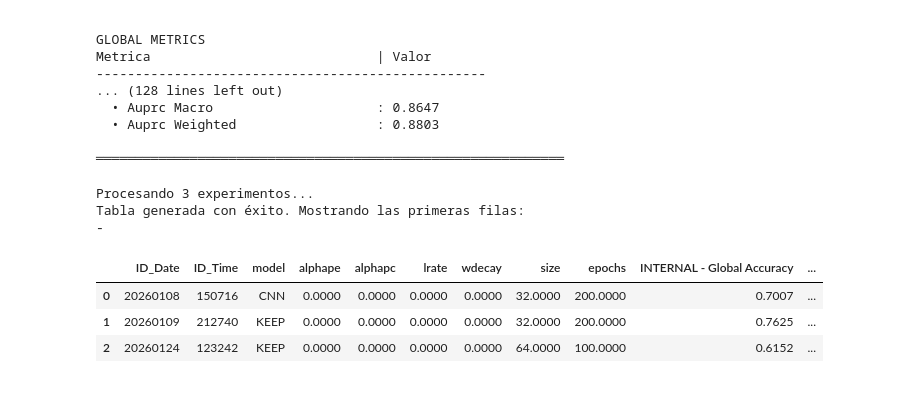
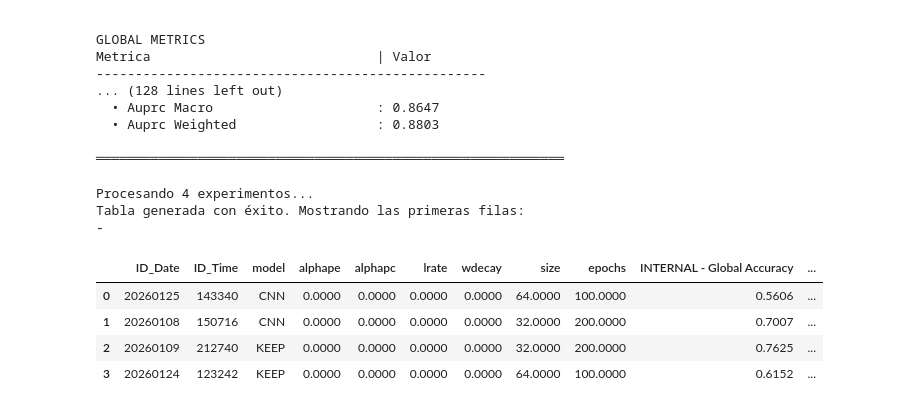
Before and after one commit to Nataliah612/Prost_Graph, a Jupyter notebook: notebooks/results_visualization.ipynb, the cells around one changed output. Drawn from its saved outputs; the diff is of its cells as text; code cells hidden in the pictures.

```diff
--- a/notebooks/results_visualization.ipynb
+++ b/notebooks/results_visualization.ipynb
@@ -369,37 +369,39 @@ def estilizar_tabla(df):
                    ])
 
 # ==============================================================================
 # EJEMPLO DE USO
 # ==============================================================================
 
 # 1. Define tu lista de rutas (puedes usar glob para obtenerlas automáticamente)
 experimentos = [
+    r"/workspace/results/20260125_143340_model-CNN_frozen_mlp_alphape-0_alphapc-0_AdamW_lrate-1e-05_wdecay-1e-05_batch_size-64_epochs-100",
     r"/workspace/results/20260108_150716_model-CNN_frozen_graph_alphape-0_alphapc-0_AdamW_lrate-1e-05_wdecay-1e-05_batch_size-32_epochs-200",
     r"/workspace/results/20260109_212740_model-KEEP_frozen_graph_alphape-0_alphapc-0_AdamW_lrate-1e-05_wdecay-1e-05_batch_size-32_epochs-200",
     r"/workspace/results/20260124_123242_model-KEEP_frozen_mlp_alphape-0_alphapc-0_AdamW_lrate-1e-05_wdecay-1e-05_batch_size-64_epochs-100",
 ]
 
 # O usar glob para coger todas las carpetas en results:
 # import glob
 # experimentos = glob.glob("/workspace/results/*")
 
 # 2. Generar el DataFrame
 df_resultados, df_reducido = generar_tabla_comparativa_red(experimentos)
 
 # 3. Mostrar resultados
 print("Tabla generada con éxito. Mostrando las primeras filas:")
 estilizar_tabla(df_resultados)
 
 print("-")
 estilizar_tabla(df_reducido)
 # %% [output]
-Procesando 3 experimentos...
+Procesando 4 experimentos...
 Tabla generada con éxito. Mostrando las primeras filas:
 -
 |  | ID_Date | ID_Time | model | alphape | alphapc | lrate | wdecay | size | epochs | INTERNAL - Global Accuracy | ... |
-| 0 | 20260108 | 150716 | CNN | 0.0000 | 0.0000 | 0.0000 | 0.0000 | 32.0000 | 200.0000 | 0.7007 | ... |
-| 1 | 20260109 | 212740 | KEEP | 0.0000 | 0.0000 | 0.0000 | 0.0000 | 32.0000 | 200.0000 | 0.7625 | ... |
-| 2 | 20260124 | 123242 | KEEP | 0.0000 | 0.0000 | 0.0000 | 0.0000 | 64.0000 | 100.0000 | 0.6152 | ... |
+| 0 | 20260125 | 143340 | CNN | 0.0000 | 0.0000 | 0.0000 | 0.0000 | 64.0000 | 100.0000 | 0.5606 | ... |
+| 1 | 20260108 | 150716 | CNN | 0.0000 | 0.0000 | 0.0000 | 0.0000 | 32.0000 | 200.0000 | 0.7007 | ... |
+| 2 | 20260109 | 212740 | KEEP | 0.0000 | 0.0000 | 0.0000 | 0.0000 | 32.0000 | 200.0000 | 0.7625 | ... |
+| 3 | 20260124 | 123242 | KEEP | 0.0000 | 0.0000 | 0.0000 | 0.0000 | 64.0000 | 100.0000 | 0.6152 | ... |
 # %%
 import matplotlib.pyplot as plt
 import numpy as np
```
Also changed, not shown: parts of 1 cell of this notebook, 1 other file.
